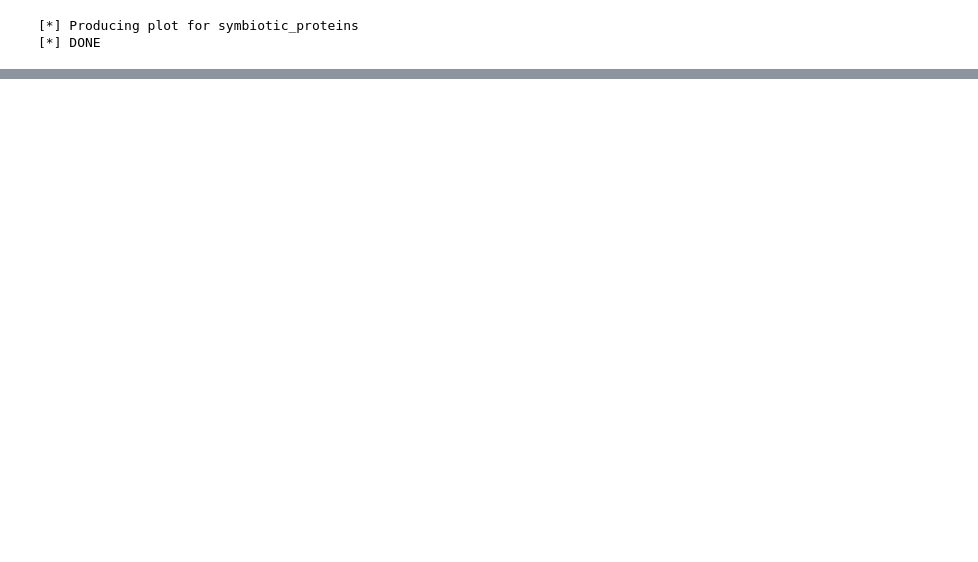
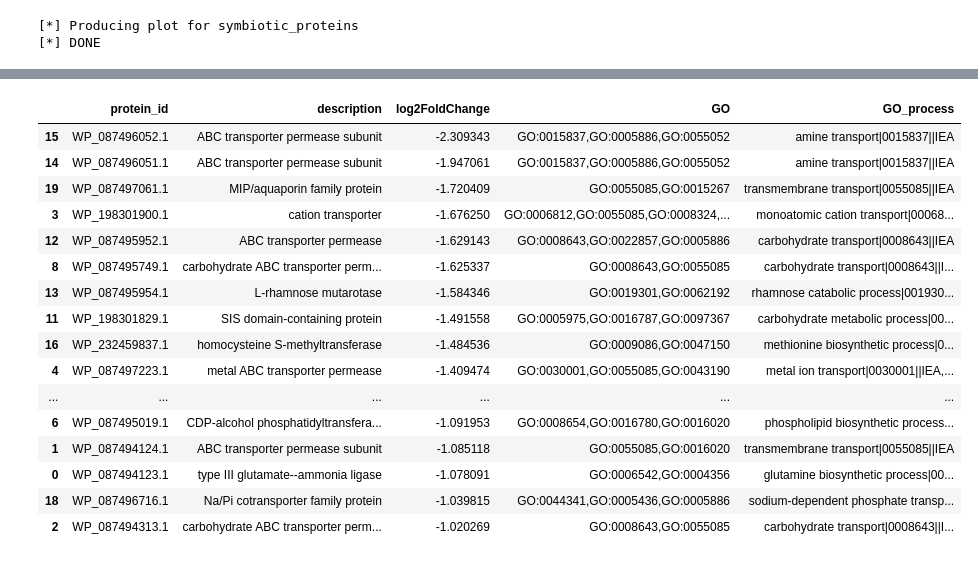
Before and after one commit to Kanomble/curvibacter_transcriptomics, a Jupyter notebook: scripts/gene_enrichment_analysis/go_enrichment.ipynb, the cells around one changed output, grey strips where cells are left out. Saved outputs shown, nothing was run; the diff lists cells and outputs as text; code cells hidden in the pictures; blank space fills up the shorter version.

```diff
--- a/scripts/gene_enrichment_analysis/go_enrichment.ipynb
+++ b/scripts/gene_enrichment_analysis/go_enrichment.ipynb
@@ -253,0 +272,5 @@ plot_goa(dataframe, "../../results/gene_enrichment_analysis/symbiotic_genes/", "
+# %%
+log2FoldChange_table = merged_table.merge(log2Fold_df, on="old_locus_tag")
+upregulated = log2FoldChange_table[log2FoldChange_table.log2FoldChange <= -1.0]
+downregulated = log2FoldChange_table[log2FoldChange_table.log2FoldChange >= 1.0]
+unregulated = log2FoldChange_table[abs(log2FoldChange_table.log2FoldChange)<1.0]
@@ -253,0 +289,14 @@ plot_goa(dataframe, "../../results/gene_enrichment_analysis/symbiotic_genes/", "
+# %%
+significant_proteins = []
+for item in dataframe.study_items:
+    for protein in item.split(","):
+
+        protein = protein.strip()
+
+        if protein not in significant_proteins:
+            significant_proteins.append(protein)
+enriched_upregulated = log2FoldChange_table[log2FoldChange_table["old_locus_tag"].isin(significant_proteins)]
+# %%
+annotations = pd.read_csv("../../results/curvibacter_genome_annotation.csv", index_col=0)
+annotations.rename(columns={"wp_number":"protein_id"}, inplace=True)
+annotations.head()
@@ -253,0 +310,20 @@ plot_goa(dataframe, "../../results/gene_enrichment_analysis/symbiotic_genes/", "
+# %%
+annotations.merge(enriched_upregulated, on="protein_id")[["protein_id","description", "log2FoldChange", "GO","GO_process"]].sort_values(by="log2FoldChange")
+# %% [output]
+|  | protein_id | description | log2FoldChange | GO | GO_process |
+| 15 | WP_087496052.1 | ABC transporter permease subunit | -2.309343 | GO:0015837,GO:0005886,GO:0055052 | amine transport|0015837||IEA |
+| 14 | WP_087496051.1 | ABC transporter permease subunit | -1.947061 | GO:0015837,GO:0005886,GO:0055052 | amine transport|0015837||IEA |
+| 19 | WP_087497061.1 | MIP/aquaporin family protein | -1.720409 | GO:0055085,GO:0015267 | transmembrane transport|0055085||IEA |
+| 3 | WP_198301900.1 | cation transporter | -1.676250 | GO:0006812,GO:0055085,GO:0008324,... | monoatomic cation transport|00068... |
+| 12 | WP_087495952.1 | ABC transporter permease | -1.629143 | GO:0008643,GO:0022857,GO:0005886 | carbohydrate transport|0008643||IEA |
+| 8 | WP_087495749.1 | carbohydrate ABC transporter perm... | -1.625337 | GO:0008643,GO:0055085 | carbohydrate transport|0008643||I... |
+| 13 | WP_087495954.1 | L-rhamnose mutarotase | -1.584346 | GO:0019301,GO:0062192 | rhamnose catabolic process|001930... |
+| 11 | WP_198301829.1 | SIS domain-containing protein | -1.491558 | GO:0005975,GO:0016787,GO:0097367 | carbohydrate metabolic process|00... |
+| 16 | WP_232459837.1 | homocysteine S-methyltransferase | -1.484536 | GO:0009086,GO:0047150 | methionine biosynthetic process|0... |
+| 4 | WP_087497223.1 | metal ABC transporter permease | -1.409474 | GO:0030001,GO:0055085,GO:0043190 | metal ion transport|0030001||IEA,... |
+| ... | ... | ... | ... | ... | ... |
+| 6 | WP_087495019.1 | CDP-alcohol phosphatidyltransfera... | -1.091953 | GO:0008654,GO:0016780,GO:0016020 | phospholipid biosynthetic process... |
+| 1 | WP_087494124.1 | ABC transporter permease subunit | -1.085118 | GO:0055085,GO:0016020 | transmembrane transport|0055085||IEA |
+| 0 | WP_087494123.1 | type III glutamate--ammonia ligase | -1.078091 | GO:0006542,GO:0004356 | glutamine biosynthetic process|00... |
+| 18 | WP_087496716.1 | Na/Pi cotransporter family protein | -1.039815 | GO:0044341,GO:0005436,GO:0005886 | sodium-dependent phosphate transp... |
+| 2 | WP_087494313.1 | carbohydrate ABC transporter perm... | -1.020269 | GO:0008643,GO:0055085 | carbohydrate transport|0008643||I... |
```
Also changed, not shown: parts of 18 cells of this notebook.
